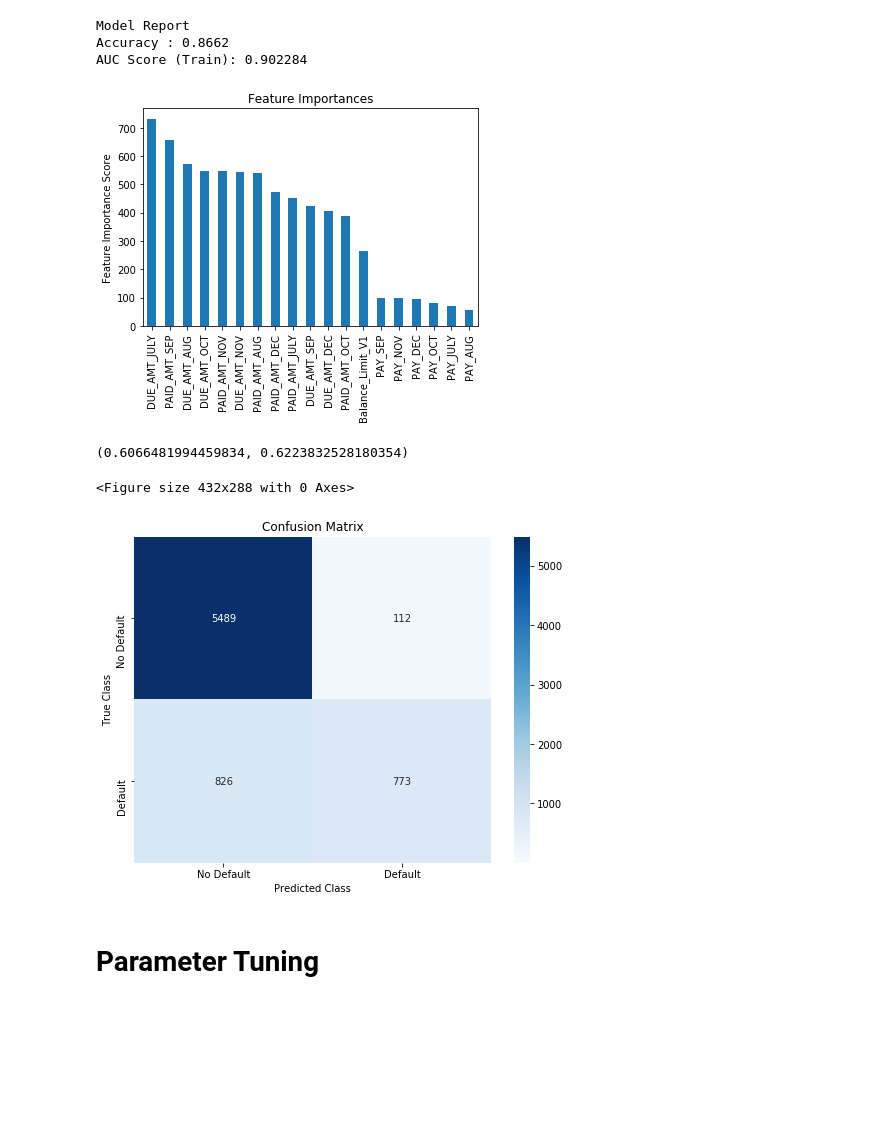
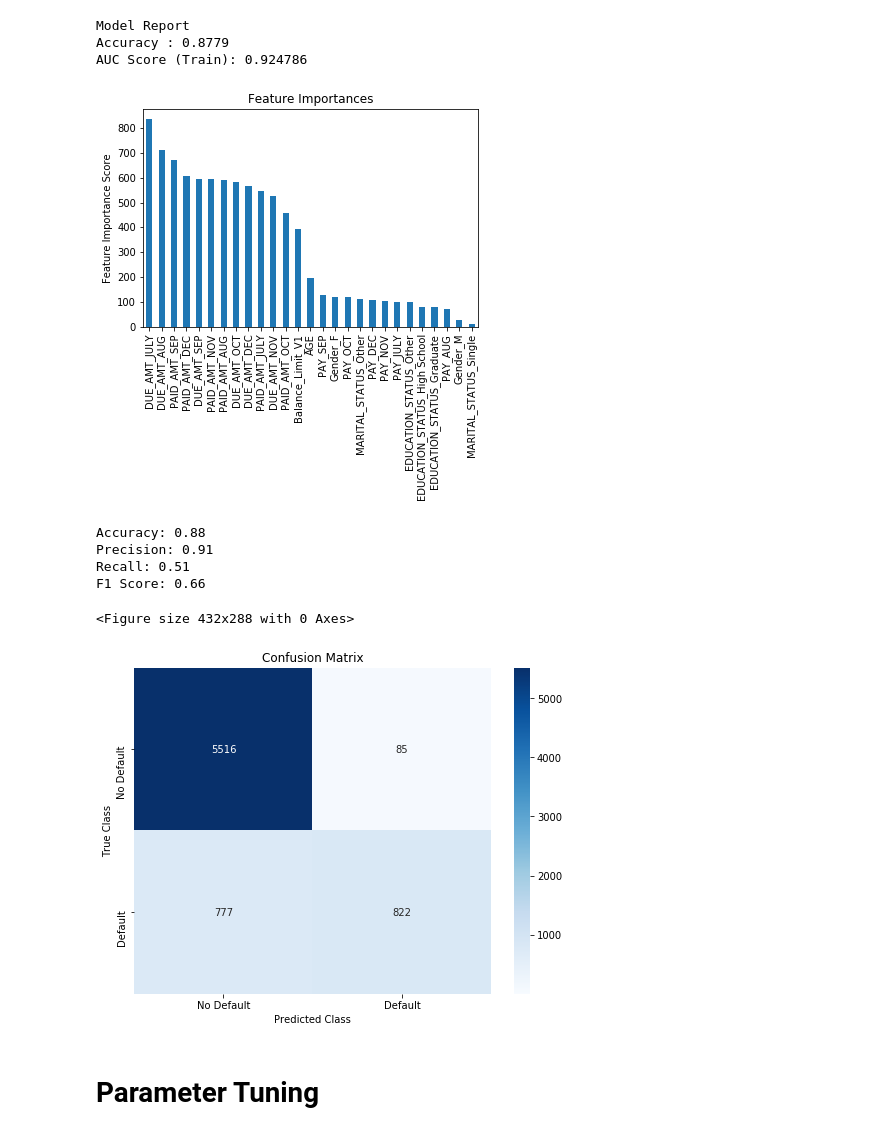
Before and after one commit to shayeny/data-storm-v1, a Jupyter notebook: Day 3/Day 3 Notebook.ipynb, the cells around one changed output. Cells and saved outputs as stored; diff of their text form; code cells hidden in the pictures; blank space fills up the shorter version.

```diff
--- a/Day 3/Day 3 Notebook.ipynb
+++ b/Day 3/Day 3 Notebook.ipynb
@@ -80,3 +86,5 @@ New = score_onehot.drop(['Gender_M', 'MARITAL_STATUS_Other','Gender_F','EDUCATIO
+# %%
+New = score_onehot
 # %%
 train_all, test_all = train_test_split(New, test_size=0.30, random_state=42, stratify = trainset[target])
 # %%
@@ -109,20 +136,20 @@ def modelfit(alg, dtrain, predictors,useTrainCV=True, cv_folds=5, early_stopping
 # %%
 predictorsnew = [x for x in New.columns if x not in [target, IDcol]]
 xgb_new = XGBClassifier(
  learning_rate =0.1,
  n_estimators=1000,
- max_depth=10,
+ max_depth=11,
  min_child_weight=1,
  gamma=0.4,
  subsample=0.8,
  colsample_bytree=0.8,
  objective= 'binary:logistic',
  nthread=4,
  scale_pos_weight=1,
  seed=27)
 model_2 = modelfit(xgb_new, New, predictorsnew)
 # %% [output]
 Model Report
-Accuracy : 0.8662
-AUC Score (Train): 0.902284
+Accuracy : 0.8779
+AUC Score (Train): 0.924786
-[figure, old version]
+[figure, new version]
@@ -134,11 +156,7 @@ def f1score(m, train, test, predictorsnew):
-# %%
-f1score(model_2,train_all, test_all, predictorsnew)
-# %% [output]
-(0.6066481994459834, 0.6223832528180354)
 # %%
 #Print Confusion Matrix
 predictions_lgbm_02 = np.where(model_2.predict(test_all[predictorsnew]) > 0.5, 1, 0)
-
+get_metrics(test_all[target], predictions_lgbm_02)
 plt.figure()
 cm = confusion_matrix(test_all[target], predictions_lgbm_02)
 labels = ['No Default', 'Default']
@@ -149,7 +167,11 @@ plt.ylabel('True Class')
 plt.xlabel('Predicted Class')
 plt.show()
 # %% [output]
-<Figure size 432x288 with 0 Axes>
+Accuracy: 0.88
+Precision: 0.91
+Recall: 0.51
+F1 Score: 0.66
+<Figure size 432x288 with 0 Axes>
 [figure]
 # %% [markdown]
 # Parameter Tuning
```
Also changed, not shown: parts of 13 cells of this notebook, 1 other file.
